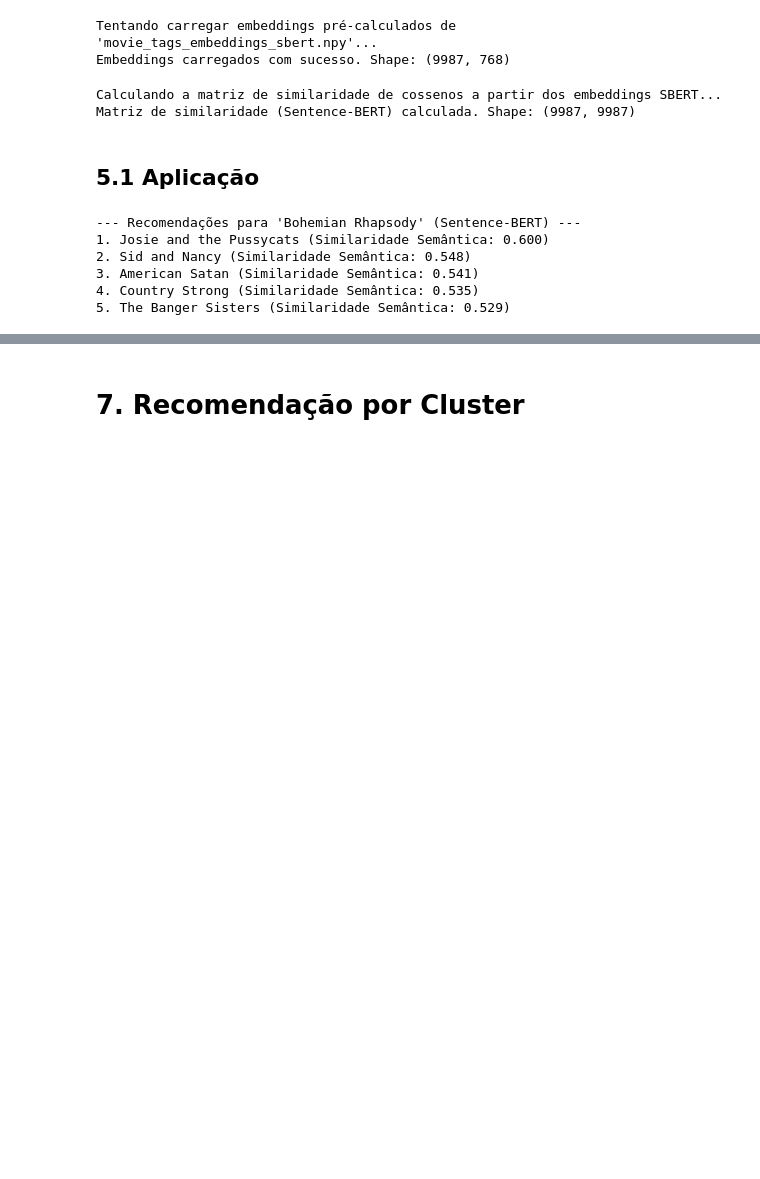
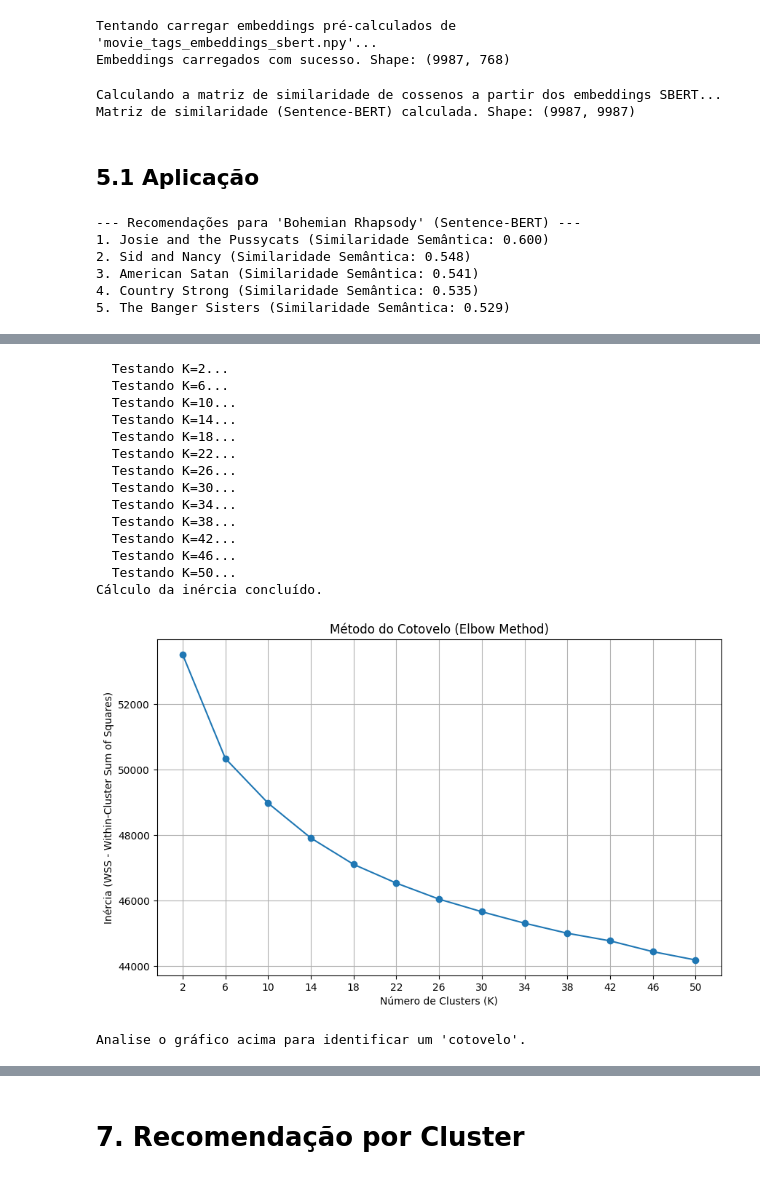
Before and after one commit to viniciuscandeia/Movies, a Jupyter notebook: notebook.ipynb, the cells around one changed output, grey strips where cells are left out. Cells and saved outputs as stored; diff of their text form; code cells hidden in the pictures; blank space fills up the shorter version.

```diff
--- a/notebook.ipynb
+++ b/notebook.ipynb
@@ -650,0 +489,47 @@ Próximo passo: Usar esses clusters para fazer recomendações.
+# %%
+if can_cluster:
+    inertia = [ ]
+    # Define um range de K para testar (ajuste o fim do range e o passo se necessário)
+    k_range = range( 2, 51, 4 )  # Ex: De 2 a 50, de 4 em 4
+
+    try:
+        for k in k_range:
+            print( f"  Testando K={k}..." )
+            kmeans_elbow = KMeans(
+                    n_clusters = k, random_state = 42,
+                    n_init = 'auto' )  # n_init='auto' é recomendado nas versões mais recentes
+            kmeans_elbow.fit( embeddings_sbert )
+            inertia.append( kmeans_elbow.inertia_ )
+        print( "Cálculo da inércia concluído." )
+
+        # Plotar o gráfico do cotovelo
+        plt.figure( figsize = (10, 6) )
+        plt.plot( k_range, inertia, marker = 'o', linestyle = '-' )
+        plt.title( 'Método do Cotovelo (Elbow Method)' )
+        plt.xlabel( 'Número de Clusters (K)' )
+        plt.ylabel( 'Inércia (WSS - Within-Cluster Sum of Squares)' )
+        plt.xticks( k_range )
+        plt.grid( True )
+        plt.show()
+
+        print( "\nAnalise o gráfico acima para identificar um 'cotovelo'." )
+
+    except Exception as e:
+        print( f"\nErro ao calcular o Método do Cotovelo: {e}" )
+# %% [output]
+  Testando K=2...
+  Testando K=6...
+  Testando K=10...
+  Testando K=14...
+  Testando K=18...
+  Testando K=22...
+  Testando K=26...
+  Testando K=30...
+  Testando K=34...
+  Testando K=38...
+  Testando K=42...
+  Testando K=46...
+  Testando K=50...
+Cálculo da inércia concluído.
+[figure, added]
+Analise o gráfico acima para identificar um 'cotovelo'.
```
Also changed, not shown: parts of 12 cells of this notebook, 1 other file.
